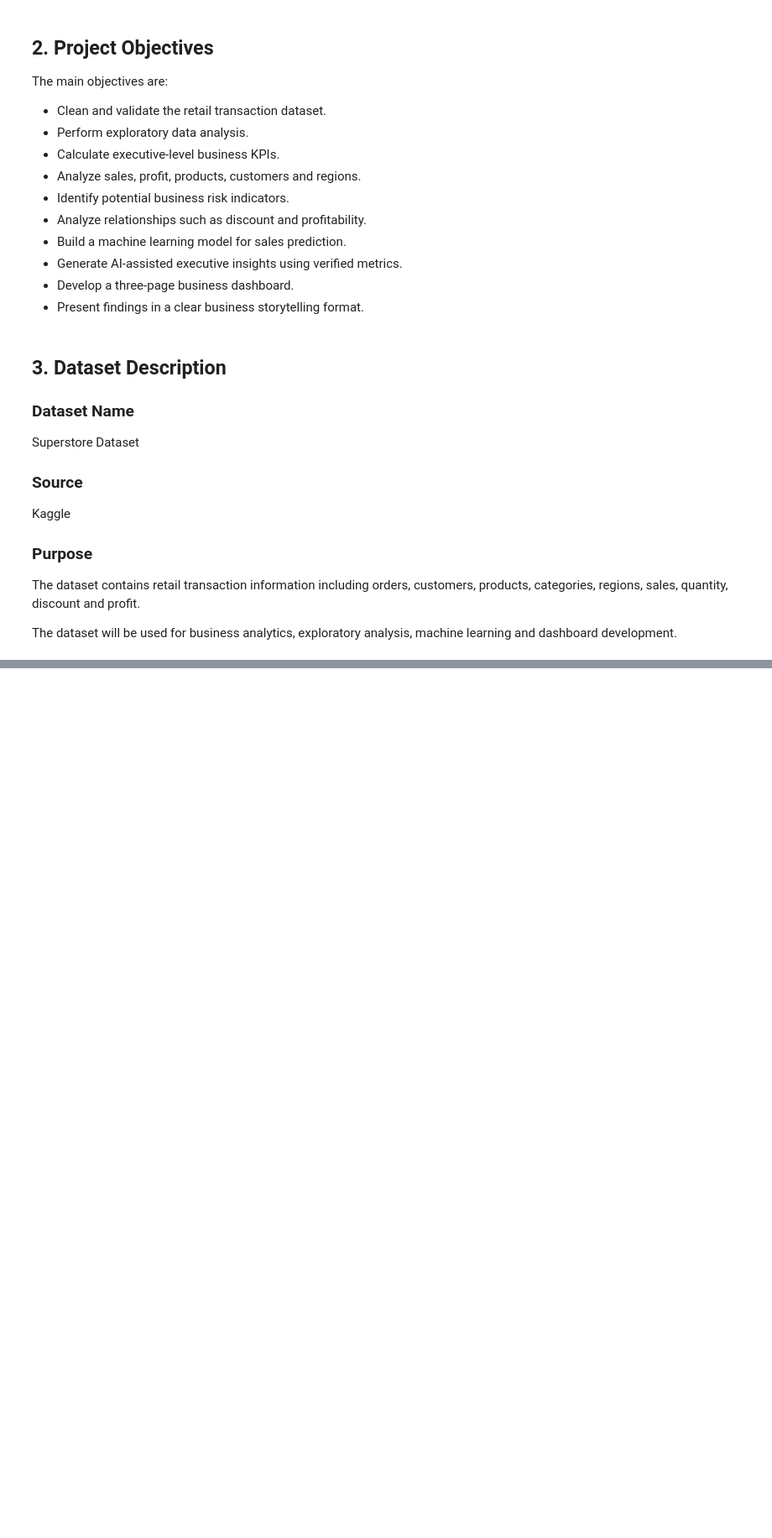
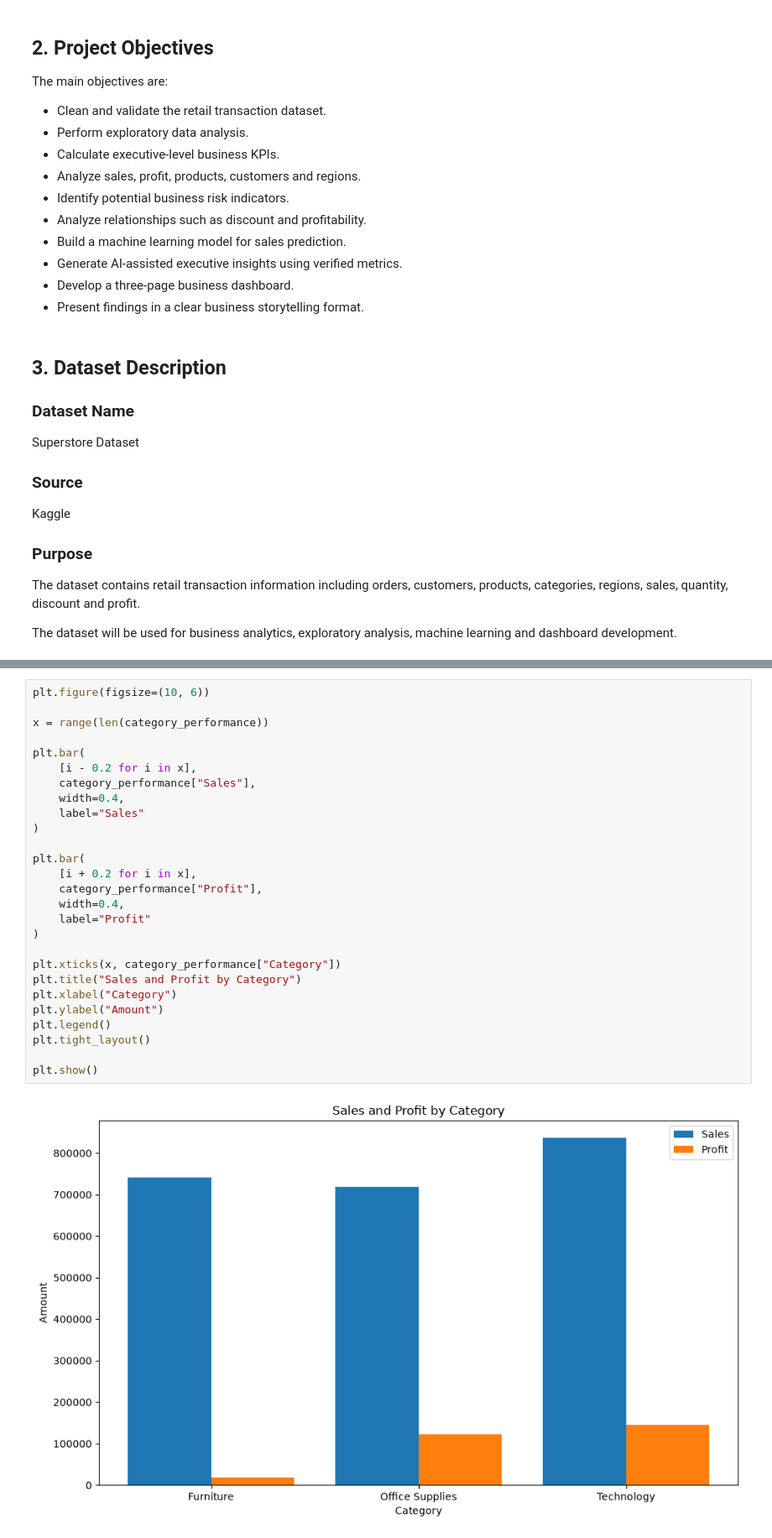
Before and after one commit to jayalaxmi1208-oss/AI_Retail_Business_Analytics, a Jupyter notebook: notebooks/JayalaxmiT_AIRetailBusinessAnalytics.ipynb, the cells around one changed output, grey strips where cells are left out. Shown at 84% size. Saved outputs shown, nothing was run; the diff lists cells and outputs as text; blank space fills up the shorter version.

```diff
--- a/notebooks/JayalaxmiT_AIRetailBusinessAnalytics.ipynb
+++ b/notebooks/JayalaxmiT_AIRetailBusinessAnalytics.ipynb
@@ -85,0 +533,29 @@ ImportError: DLL load failed while importing writers: An Application Control pol
+# %%
+plt.figure(figsize=(10, 6))
+
+x = range(len(category_performance))
+
+plt.bar(
+    [i - 0.2 for i in x],
+    category_performance["Sales"],
+    width=0.4,
+    label="Sales"
+)
+
+plt.bar(
+    [i + 0.2 for i in x],
+    category_performance["Profit"],
+    width=0.4,
+    label="Profit"
+)
+
+plt.xticks(x, category_performance["Category"])
+plt.title("Sales and Profit by Category")
+plt.xlabel("Category")
+plt.ylabel("Amount")
+plt.legend()
+plt.tight_layout()
+
+plt.show()
+# %% [output]
+[figure, added]
```
Also changed, not shown: parts of 45 cells of this notebook.
